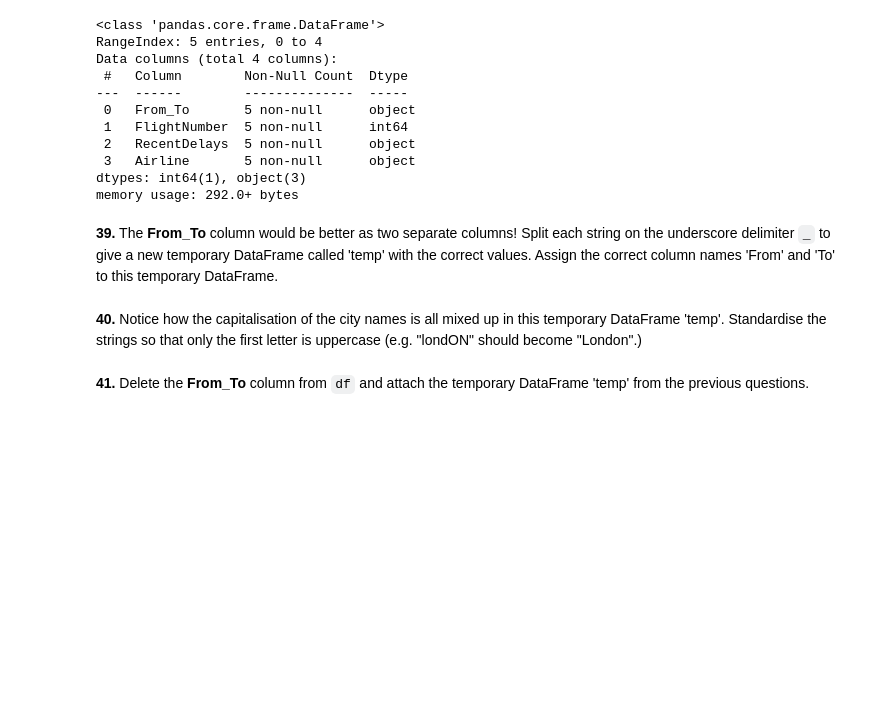
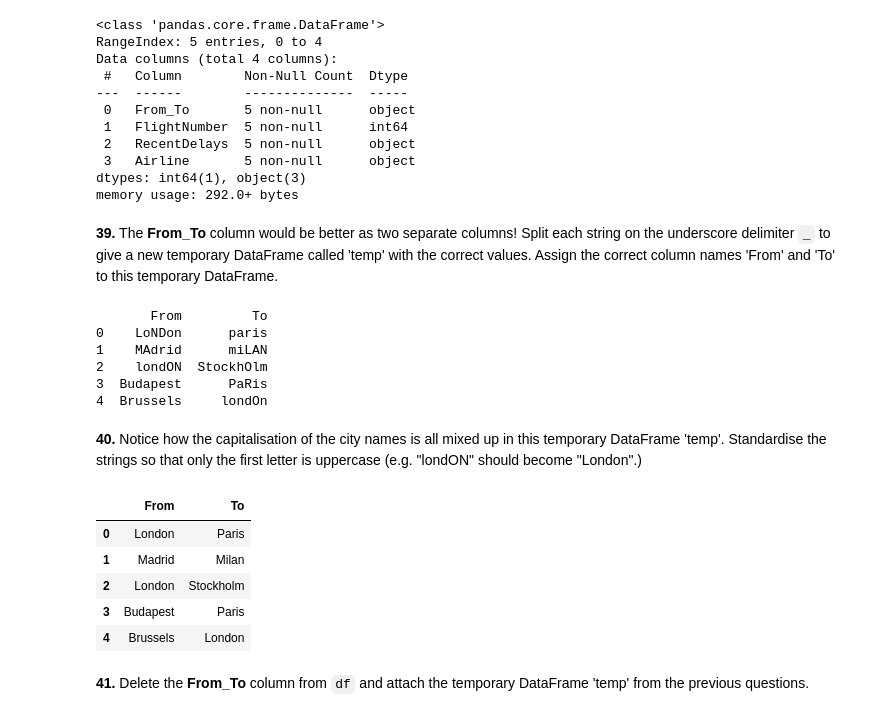
Before and after one commit to Raff1010X/65.Pandas, a Jupyter notebook: 20_pandas_puzzles.ipynb, the cells around one changed output. Cells and saved outputs as stored; diff of their text form; code cells hidden in the pictures; blank space fills up the shorter version.

```diff
--- a/20_pandas_puzzles.ipynb
+++ b/20_pandas_puzzles.ipynb
@@ -1087,7 +1088,36 @@ dtypes: int64(1), object(3)
 memory usage: 292.0+ bytes
 # %% [markdown]
 **39.** The **From\_To** column would be better as two separate columns! Split each string on the underscore delimiter `_` to give a new temporary DataFrame called 'temp' with the correct values. Assign the correct column names 'From' and 'To' to this temporary DataFrame.
+# %%
+# Split the 'From_To' column into two separate columns
+temp = df['From_To'].str.split('_', expand=True)
+
+# Assign the correct column names
+temp.columns = ['From', 'To']
+
+# Display the temporary DataFrame
+print(temp)
+# %% [output]
+       From         To
+0    LoNDon      paris
+1    MAdrid      miLAN
+2    londON  StockhOlm
+3  Budapest      PaRis
+4  Brussels     londOn
 # %% [markdown]
 **40.** Notice how the capitalisation of the city names is all mixed up in this temporary DataFrame 'temp'. Standardise the strings so that only the first letter is uppercase (e.g. "londON" should become "London".)
+# %%
+temp['From'] = temp['From'].str.capitalize()
+
+temp['To'] = temp['To'].str.capitalize()
+
+temp
+# %% [output]
+|  | From | To |
+| 0 | London | Paris |
+| 1 | Madrid | Milan |
+| 2 | London | Stockholm |
+| 3 | Budapest | Paris |
+| 4 | Brussels | London |
 # %% [markdown]
 **41.** Delete the **From_To** column from `df` and attach the temporary DataFrame 'temp' from the previous questions.
```
Also changed, not shown: parts of 9 cells of this notebook.
